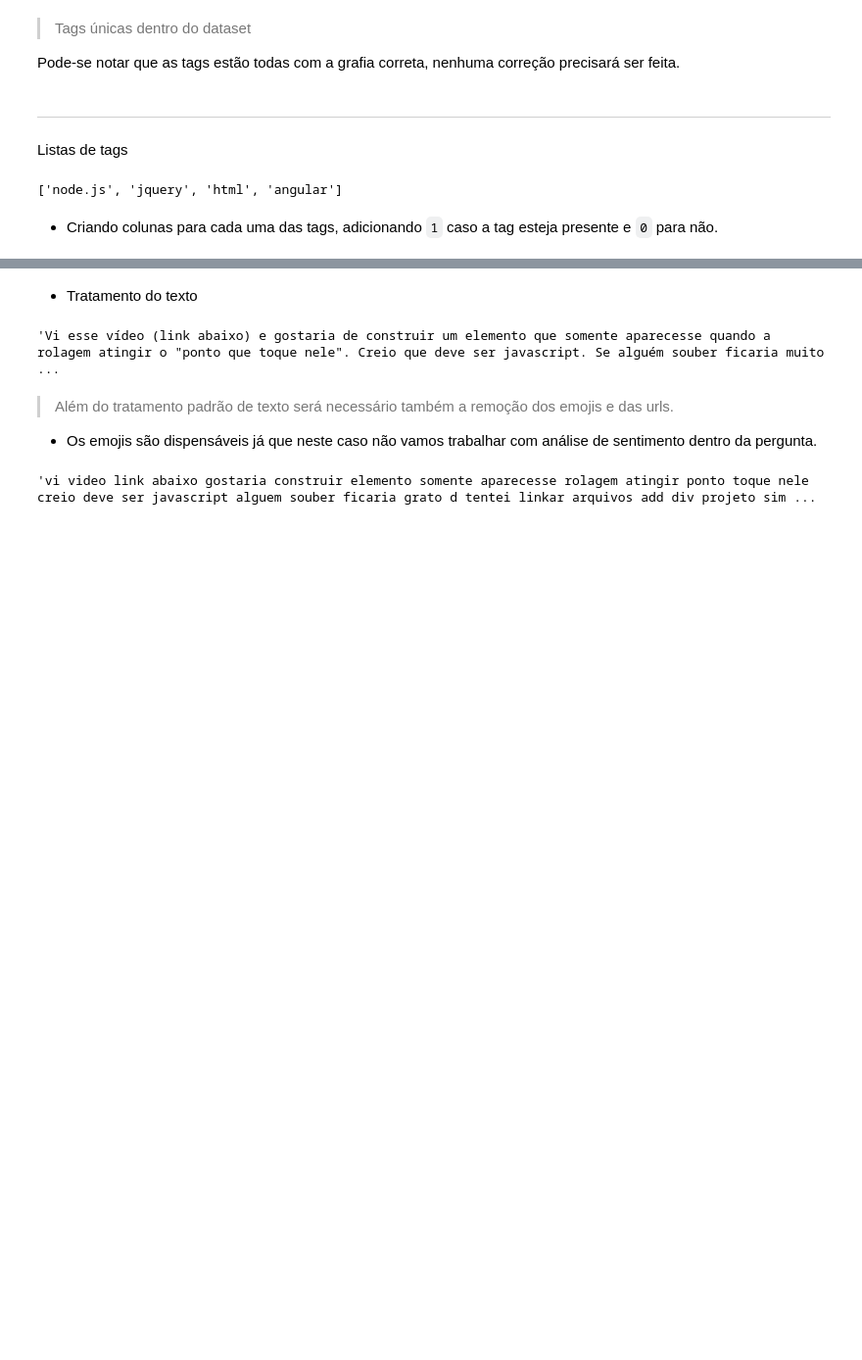
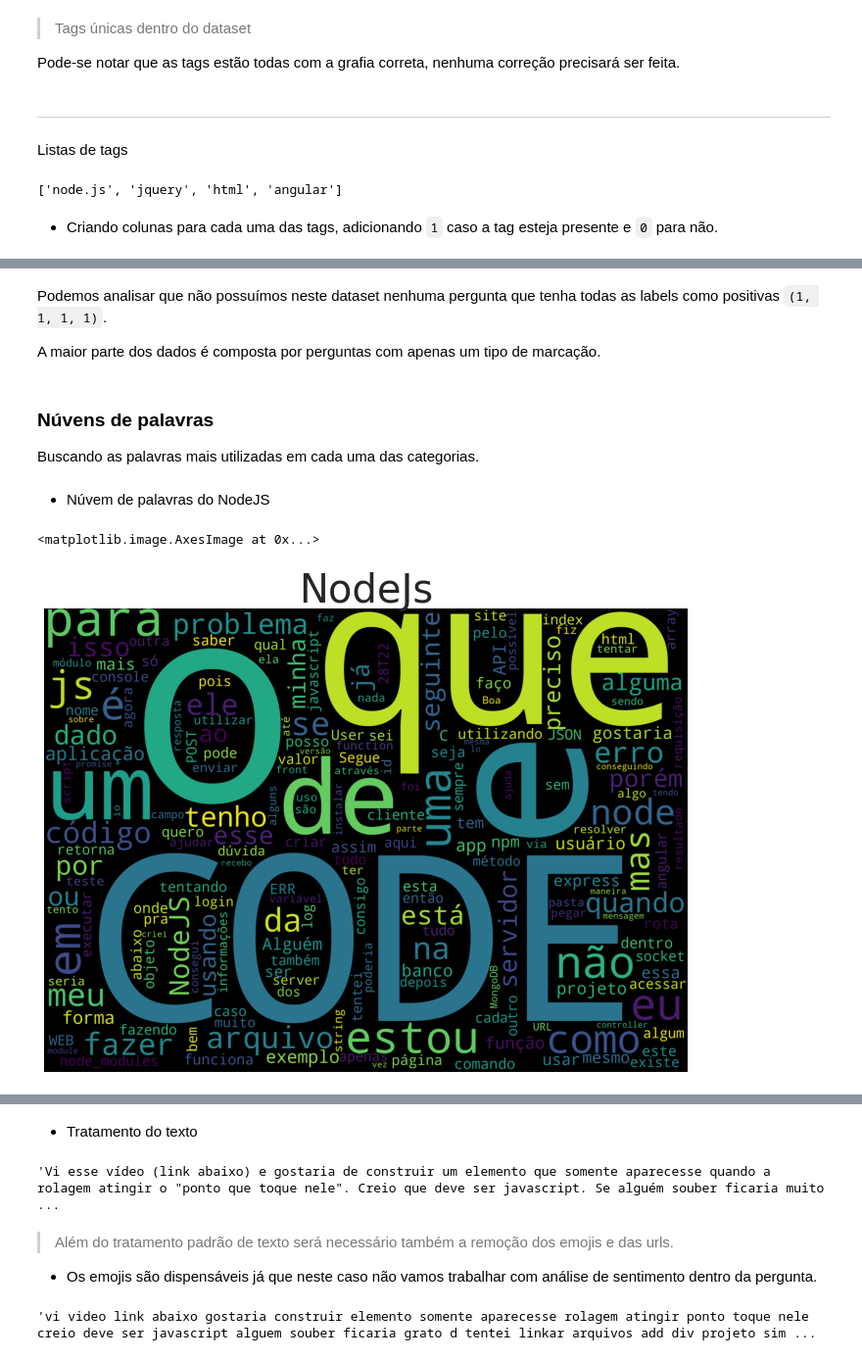
Before and after one commit to saraselis/ClassificacaoMultiLabel-BERT, a Jupyter notebook: Jupyters/01Analise.ipynb, the cells around one changed output, grey strips where cells are left out. Shown at 98% size. Drawn from its saved outputs; the diff is of its cells as text; code cells hidden in the pictures; blank space fills up the shorter version.

```diff
--- a/Jupyters/01Analise.ipynb
+++ b/Jupyters/01Analise.ipynb
@@ -140,0 +245,25 @@ dados.sample(10)
+# %% [markdown]
+Podemos analisar que não possuímos neste dataset nenhuma pergunta que tenha todas as labels como positivas `(1, 1, 1, 1)`.
+
+A maior parte dos dados é composta por perguntas com apenas um tipo de marcação.
+# %% [markdown]
+### Núvens de palavras
+Buscando as palavras mais utilizadas em cada uma das categorias.
+# %% [markdown]
+* Núvem de palavras do NodeJS
+# %%
+plt.figure(figsize=(40,25))
+
+# node.js
+subset = dados[dados['node.js']==1]
+text = subset['Perguntas'].values
+nodejs_cloud = WordCloud(stopwords=STOPWORDS, background_color='black',
+                        collocations=False, width=2500, height=1800).generate(" ".join(text))
+
+plt.subplot(2, 3, 1)
+plt.axis('off')
+plt.title("NodeJs",fontsize=40)
+plt.imshow(nodejs_cloud)
+# %% [output]
+<matplotlib.image.AxesImage at 0x...>
+[figure, added]
```
Also changed, not shown: parts of 39 cells of this notebook.
